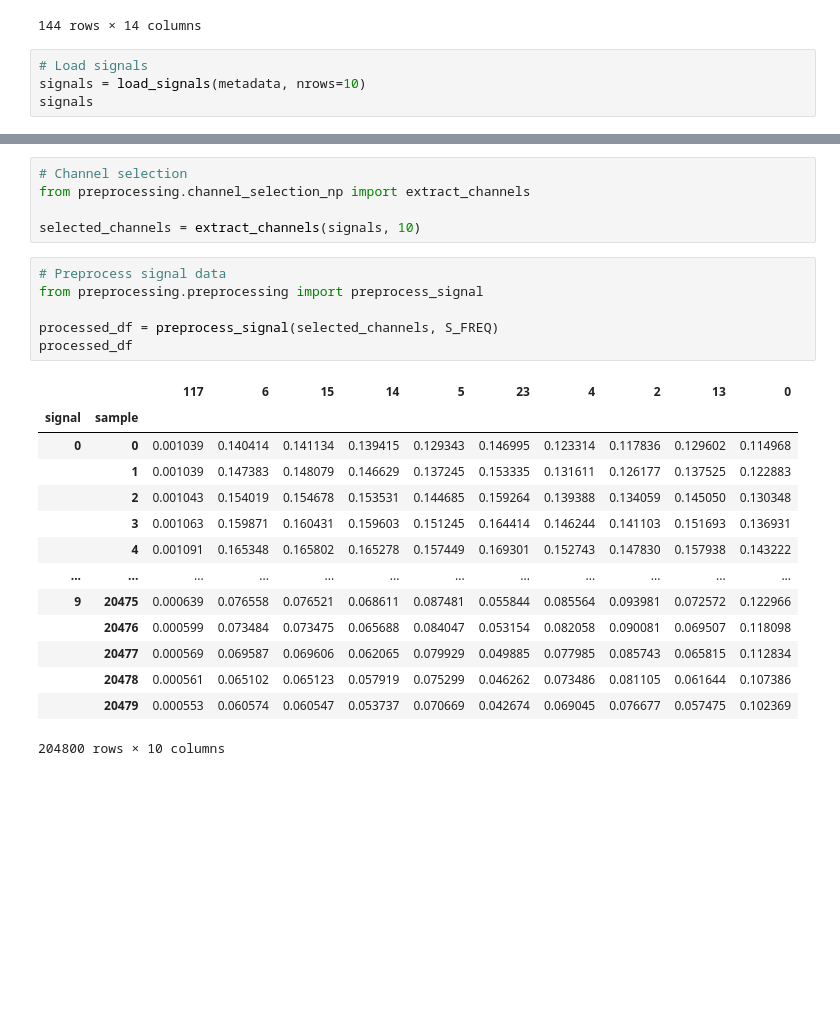
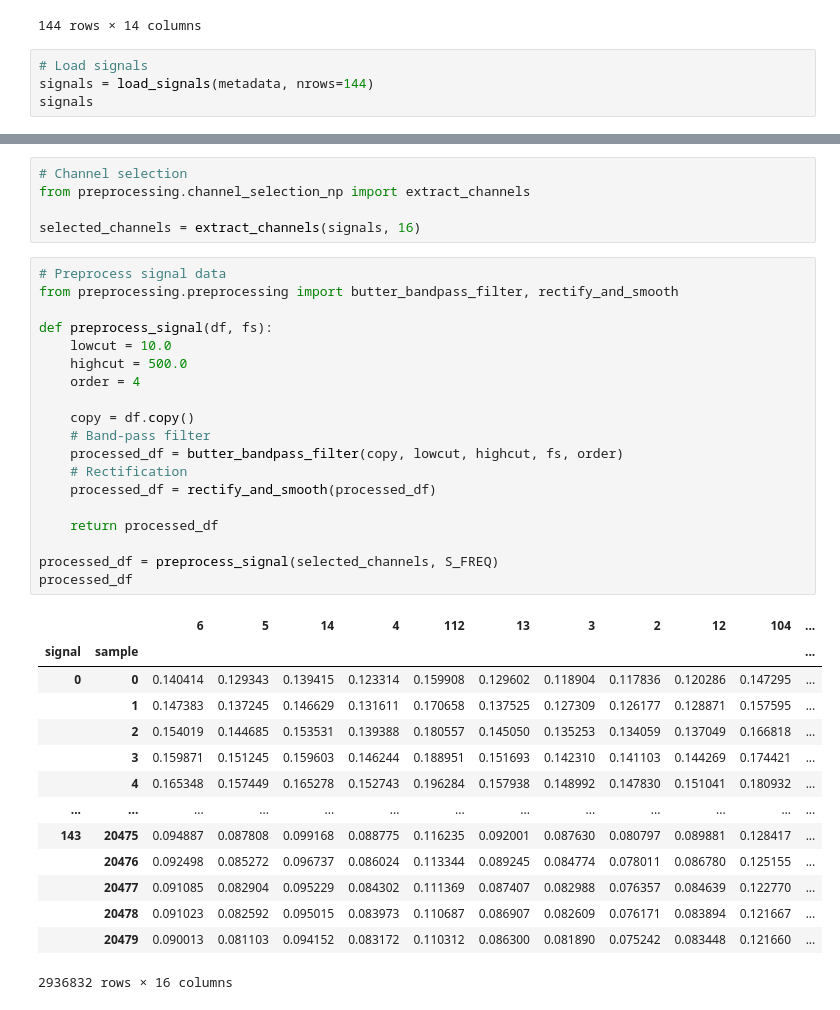
Before and after one commit to gagetylee/mvc-classification, a Jupyter notebook: notebooks/classification-sep.ipynb, the cells around one changed output, grey strips where cells are left out. Saved outputs shown, nothing was run; the diff lists cells and outputs as text; blank space fills up the shorter version.

```diff
--- a/notebooks/classification-sep.ipynb
+++ b/notebooks/classification-sep.ipynb
@@ -36,7 +37,7 @@ metadata
 144 rows × 14 columns
 # %%
 # Load signals
-signals = load_signals(metadata, nrows=10)
+signals = load_signals(metadata, nrows=144)
 signals
 # %% [output]
 |  |  | 0 | 1 | 2 | 3 | 4 | 5 | 6 | 7 | 8 | 9 | ... |
@@ -57,25 +58,38 @@ signals
 # Channel selection
 from preprocessing.channel_selection_np import extract_channels
 
-selected_channels = extract_channels(signals, 10)
+selected_channels = extract_channels(signals, 16)
 # %%
 # Preprocess signal data
-from preprocessing.preprocessing import preprocess_signal
+from preprocessing.preprocessing import butter_bandpass_filter, rectify_and_smooth
+
+def preprocess_signal(df, fs):
+    lowcut = 10.0
+    highcut = 500.0
+    order = 4
+
+    copy = df.copy()
+    # Band-pass filter
+    processed_df = butter_bandpass_filter(copy, lowcut, highcut, fs, order)
+    # Rectification
+    processed_df = rectify_and_smooth(processed_df)
+
+    return processed_df
 
 processed_df = preprocess_signal(selected_channels, S_FREQ)
 processed_df
 # %% [output]
-|  |  | 117 | 6 | 15 | 14 | 5 | 23 | 4 | 2 | 13 | 0 |
-| signal | sample |  |  |  |  |  |  |  |  |  |  |
-| 0 | 0 | 0.001039 | 0.140414 | 0.141134 | 0.139415 | 0.129343 | 0.146995 | 0.123314 | 0.117836 | 0.129602 | 0.114968 |
-|  | 1 | 0.001039 | 0.147383 | 0.148079 | 0.146629 | 0.137245 | 0.153335 | 0.131611 | 0.126177 | 0.137525 | 0.122883 |
-|  | 2 | 0.001043 | 0.154019 | 0.154678 | 0.153531 | 0.144685 | 0.159264 | 0.139388 | 0.134059 | 0.145050 | 0.130348 |
-|  | 3 | 0.001063 | 0.159871 | 0.160431 | 0.159603 | 0.151245 | 0.164414 | 0.146244 | 0.141103 | 0.151693 | 0.136931 |
-|  | 4 | 0.001091 | 0.165348 | 0.165802 | 0.165278 | 0.157449 | 0.169301 | 0.152743 | 0.147830 | 0.157938 | 0.143222 |
-| ... | ... | ... | ... | ... | ... | ... | ... | ... | ... | ... | ... |
-| 9 | 20475 | 0.000639 | 0.076558 | 0.076521 | 0.068611 | 0.087481 | 0.055844 | 0.085564 | 0.093981 | 0.072572 | 0.122966 |
-|  | 20476 | 0.000599 | 0.073484 | 0.073475 | 0.065688 | 0.084047 | 0.053154 | 0.082058 | 0.090081 | 0.069507 | 0.118098 |
-|  | 20477 | 0.000569 | 0.069587 | 0.069606 | 0.062065 | 0.079929 | 0.049885 | 0.077985 | 0.085743 | 0.065815 | 0.112834 |
-|  | 20478 | 0.000561 | 0.065102 | 0.065123 | 0.057919 | 0.075299 | 0.046262 | 0.073486 | 0.081105 | 0.061644 | 0.107386 |
-|  | 20479 | 0.000553 | 0.060574 | 0.060547 | 0.053737 | 0.070669 | 0.042674 | 0.069045 | 0.076677 | 0.057475 | 0.102369 |
+|  |  | 6 | 5 | 14 | 4 | 112 | 13 | 3 | 2 | 12 | 104 | ... |
+| signal | sample |  |  |  |  |  |  |  |  |  |  | ... |
+| 0 | 0 | 0.140414 | 0.129343 | 0.139415 | 0.123314 | 0.159908 | 0.129602 | 0.118904 | 0.117836 | 0.120286 | 0.147295 | ... |
+|  | 1 | 0.147383 | 0.137245 | 0.146629 | 0.131611 | 0.170658 | 0.137525 | 0.127309 | 0.126177 | 0.128871 | 0.157595 | ... |
+|  | 2 | 0.154019 | 0.144685 | 0.153531 | 0.139388 | 0.180557 | 0.145050 | 0.135253 | 0.134059 | 0.137049 | 0.166818 | ... |
+|  | 3 | 0.159871 | 0.151245 | 0.159603 | 0.146244 | 0.188951 | 0.151693 | 0.142310 | 0.141103 | 0.144269 | 0.174421 | ... |
+|  | 4 | 0.165348 | 0.157449 | 0.165278 | 0.152743 | 0.196284 | 0.157938 | 0.148992 | 0.147830 | 0.151041 | 0.180932 | ... |
+| ... | ... | ... | ... | ... | ... | ... | ... | ... | ... | ... | ... | ... |
+| 143 | 20475 | 0.094887 | 0.087808 | 0.099168 | 0.088775 | 0.116235 | 0.092001 | 0.087630 | 0.080797 | 0.089881 | 0.128417 | ... |
+|  | 20476 | 0.092498 | 0.085272 | 0.096737 | 0.086024 | 0.113344 | 0.089245 | 0.084774 | 0.078011 | 0.086780 | 0.125155 | ... |
+|  | 20477 | 0.091085 | 0.082904 | 0.095229 | 0.084302 | 0.111369 | 0.087407 | 0.082988 | 0.076357 | 0.084639 | 0.122770 | ... |
+|  | 20478 | 0.091023 | 0.082592 | 0.095015 | 0.083973 | 0.110687 | 0.086907 | 0.082609 | 0.076171 | 0.083894 | 0.121667 | ... |
+|  | 20479 | 0.090013 | 0.081103 | 0.094152 | 0.083172 | 0.110312 | 0.086300 | 0.081890 | 0.075242 | 0.083448 | 0.121660 | ... |
-204800 rows × 10 columns
+2936832 rows × 16 columns
```
Also changed, not shown: parts of 9 cells of this notebook, 1 other file.
